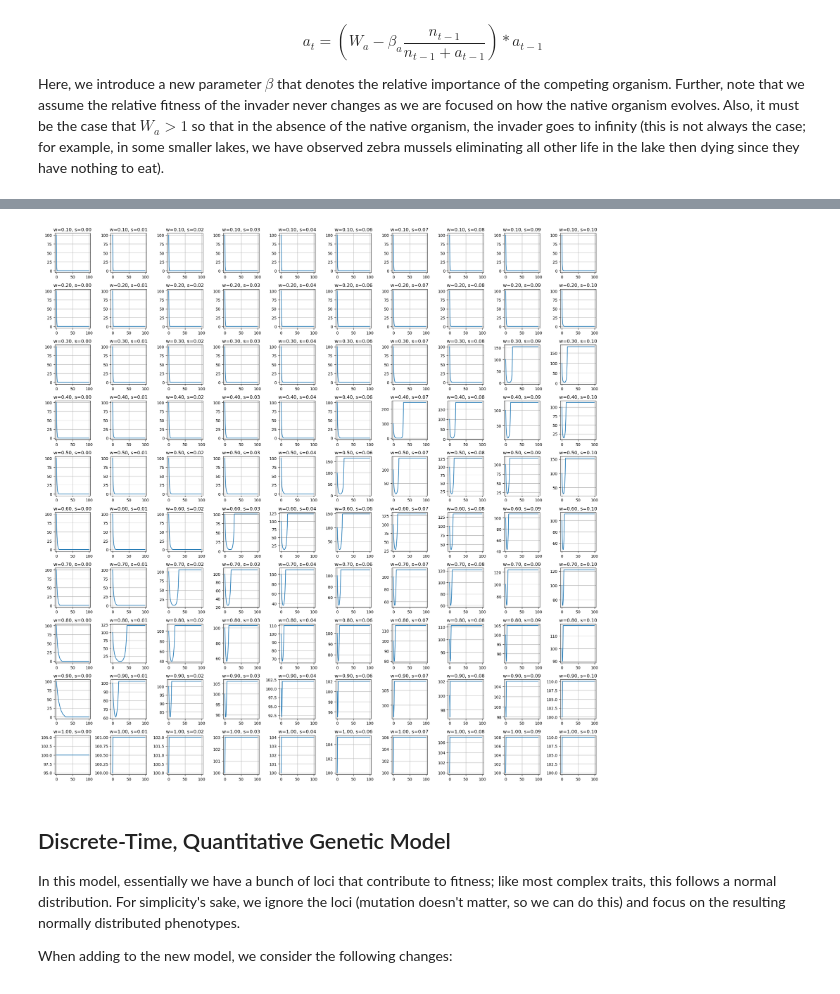
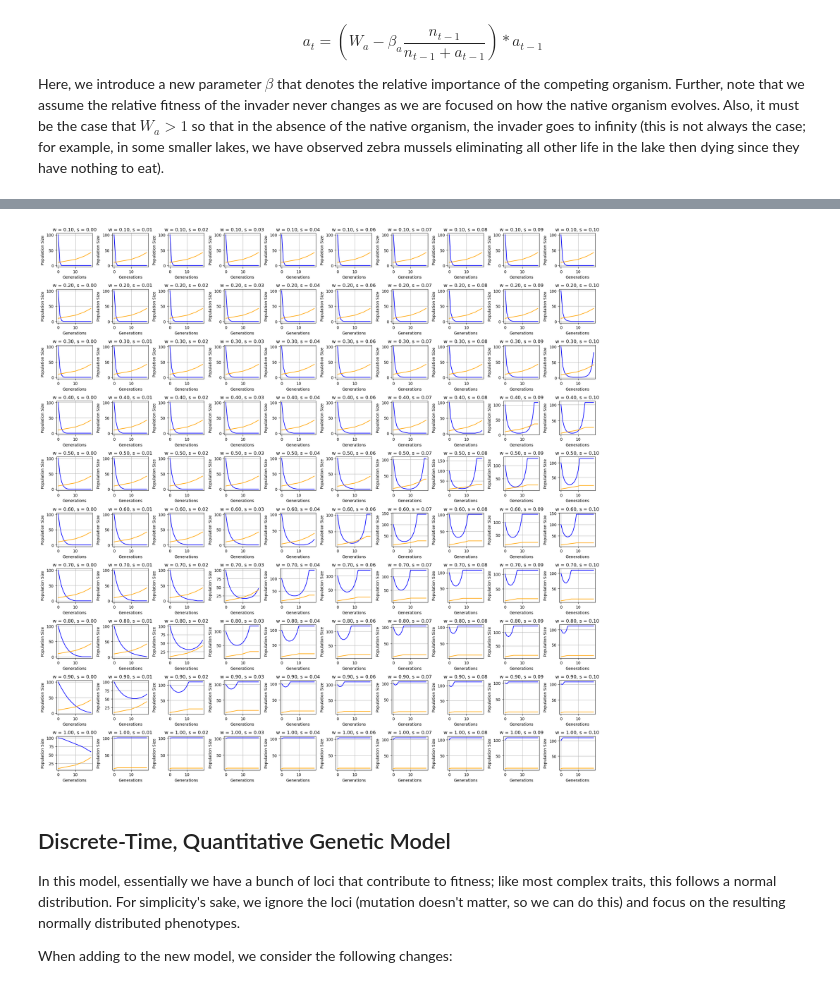
Before and after one commit to jonazhu/extinctionmodeling, a Jupyter notebook: q2_invadingspecies/invader_model.ipynb, the cells around one changed output, grey strips where cells are left out. Cells and saved outputs as stored; diff of their text form; code cells hidden in the pictures.

```diff
--- a/q2_invadingspecies/invader_model.ipynb
+++ b/q2_invadingspecies/invader_model.ipynb
@@ -86,3 +117,13 @@ pops_evolution = two_step_with_evolving(100, 0.5, 0.01, generations=100)
+# %%
+n_init = 100
+a_init = 10
+w_n = 0.5
+w_a = 1.1
+b_n = 0.1
+b_a = 0
+s = 0.1
+native_noevo, invader_noevo = two_step_model(n_init, a_init, w_n, w_a, b_n, b_a, generations=20)
+native_evo, invader_evo = two_step_with_evolving(n_init, a_init, w_n, w_a, b_n, b_a, s, generations=20)
 # %%
 #plot this first run
 plt.figure(figsize=(10, 5))
@@ -99,24 +153,29 @@ plt.show()
 # %%
 #try a variety of parameters
 w_vals = np.linspace(0.1, 1, 10)
 s_vals = np.linspace(0, 0.1, 10) #having 0 is essentially with no evolution
-pops_all = []
+native_all = []
+invader_all = []
 for w in w_vals:
     for s in s_vals:
-        pops = two_step_with_evolving(100, w, s, generations=100)
-        pops_all.append(pops)
+        native, invader = two_step_with_evolving(n_init, a_init, w, w_a, b_n, b_a, s, generations=20)
+        native_all.append(native)
+        invader_all.append(invader)
 
 #plot all the runs in a grid of 10x10 subplots
 fig, axs = plt.subplots(10, 10, figsize=(20, 20))
-for i, pops in enumerate(pops_all):
+for i, (native, invader) in enumerate(zip(native_all, invader_all)):
     ax = axs[i // 10, i % 10]
-    ax.plot(pops)
-    ax.set_title(f'w={w_vals[i // 10]:.2f}, s={s_vals[i % 10]:.2f}')
+    ax.plot(native, label='Native Population', color='blue')
+    ax.plot(invader, label='Invader Population', color='orange')
+    ax.set_title(f"w = {w_vals[i // 10]:.2f}, s = {s_vals[i % 10]:.2f}")
+    ax.set_xlabel('Generations')
+    ax.set_ylabel('Population Size')
     ax.grid()
 plt.tight_layout()
 plt.show()
 # %% [output]
-[figure, old version]
+[figure, new version]
 # %% [markdown]
 ## Discrete-Time, Quantitative Genetic Model
 In this model, essentially we have a bunch of loci that contribute to fitness; like most complex traits, this follows a normal distribution. For simplicity's sake, we ignore the loci (mutation doesn't matter, so we can do this) and focus on the resulting normally distributed phenotypes.
```
Also changed, not shown: parts of 4 cells of this notebook.
